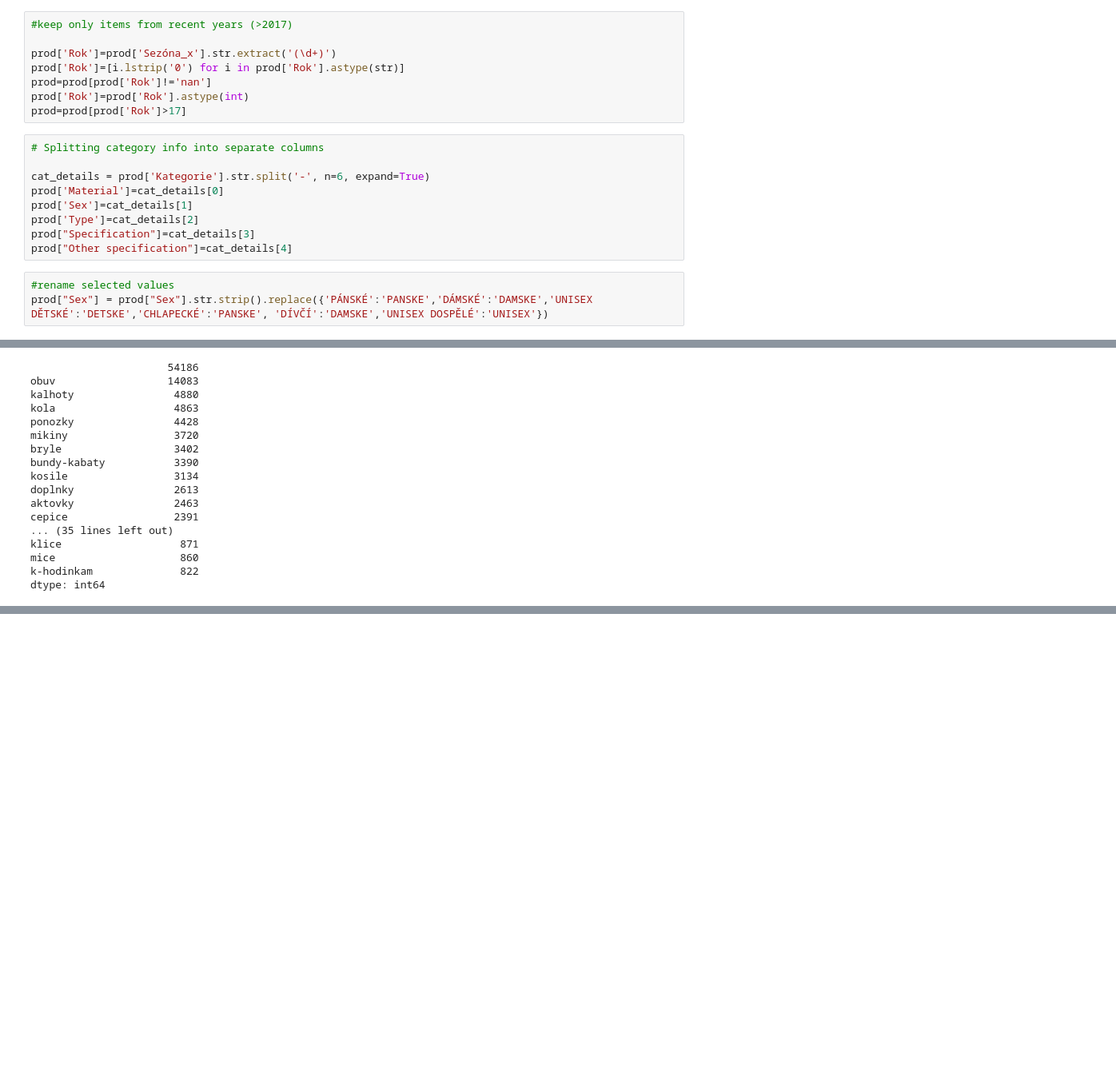
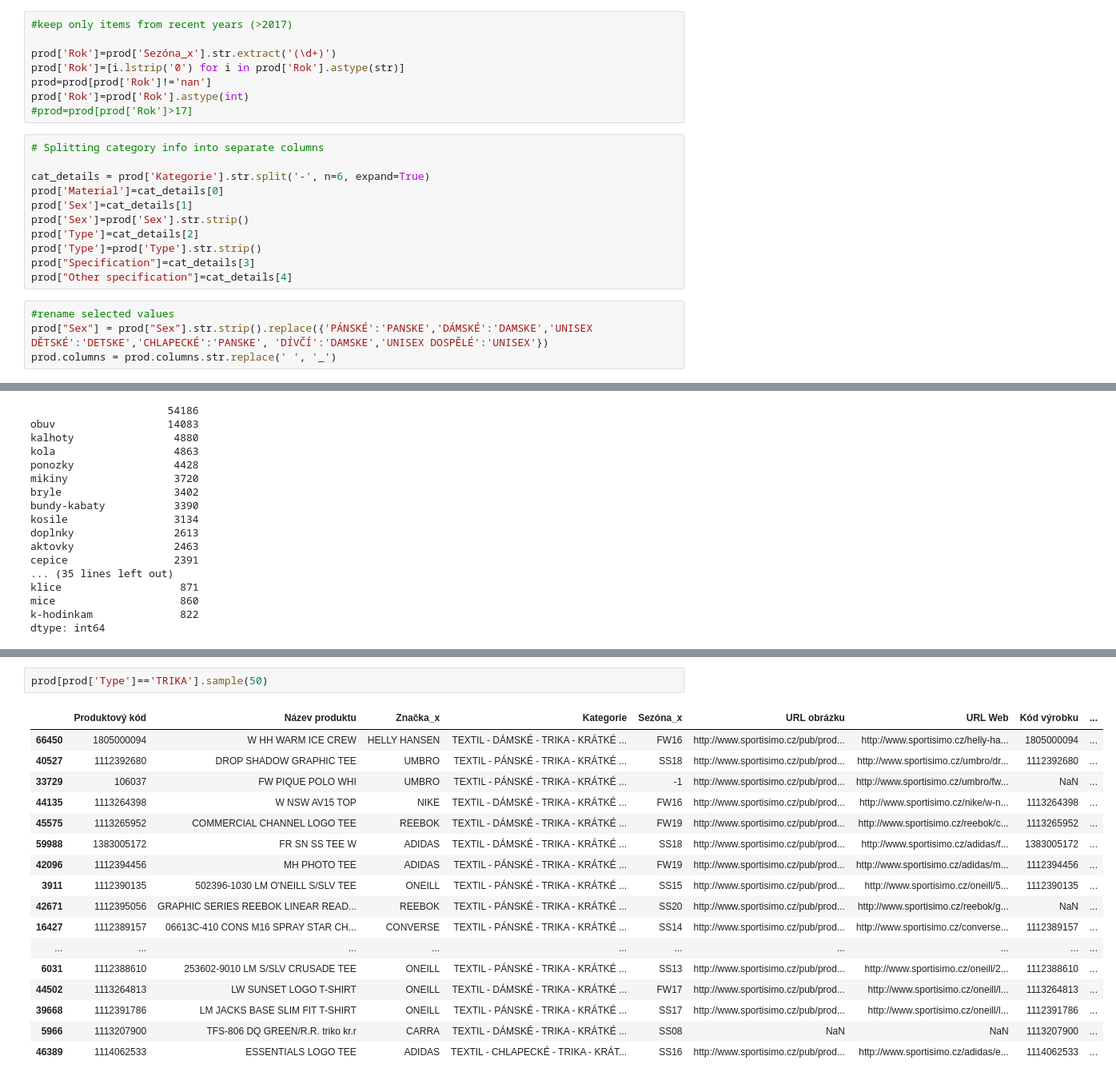
Before and after one commit to AnastassiyaTorovik/Data-hackaton, a Jupyter notebook: Product_matching.ipynb, the cells around one changed output, grey strips where cells are left out. Shown at 80% size. Cells and saved outputs as stored; diff of their text form; blank space fills up the shorter version.

```diff
--- a/Product_matching.ipynb
+++ b/Product_matching.ipynb
@@ -46,19 +70,22 @@ prod['Rok']=prod['Sezóna_x'].str.extract('(\d+)')
 prod['Rok']=[i.lstrip('0') for i in prod['Rok'].astype(str)]
 prod=prod[prod['Rok']!='nan']
 prod['Rok']=prod['Rok'].astype(int)
-prod=prod[prod['Rok']>17]
+#prod=prod[prod['Rok']>17]
 # %%
 # Splitting category info into separate columns
 
 cat_details = prod['Kategorie'].str.split('-', n=6, expand=True)
 prod['Material']=cat_details[0]
 prod['Sex']=cat_details[1]
+prod['Sex']=prod['Sex'].str.strip()
 prod['Type']=cat_details[2]
+prod['Type']=prod['Type'].str.strip()
 prod["Specification"]=cat_details[3]
 prod["Other specification"]=cat_details[4]
 # %%
 #rename selected values
 prod["Sex"] = prod["Sex"].str.strip().replace({'PÁNSKÉ':'PANSKE','DÁMSKÉ':'DAMSKE','UNISEX DĚTSKÉ':'DETSKE','CHLAPECKÉ':'PANSKE', 'DÍVČÍ':'DAMSKE','UNISEX DOSPĚLÉ':'UNISEX'})
+prod.columns = prod.columns.str.replace(' ', '_')
 # %% [markdown]
 ## Scraped data
 # %%
@@ -199 +227,21 @@ prod['Type'].value_counts()
 Name: Type, dtype: int64
+# %%
+prod[prod['Type']=='TRIKA'].sample(50)
+# %% [output]
+|  | Produktový kód | Název produktu | Značka_x | Kategorie | Sezóna_x | URL obrázku | URL Web | Kód výrobku | ... |
+| 66450 | 1805000094 | W HH WARM ICE CREW | HELLY HANSEN | TEXTIL - DÁMSKÉ - TRIKA - KRÁTKÉ ... | FW16 | http://www.sportisimo.cz/pub/prod... | http://www.sportisimo.cz/helly-ha... | 1805000094 | ... |
+| 40527 | 1112392680 | DROP SHADOW GRAPHIC TEE | UMBRO | TEXTIL - PÁNSKÉ - TRIKA - KRÁTKÉ ... | SS18 | http://www.sportisimo.cz/pub/prod... | http://www.sportisimo.cz/umbro/dr... | 1112392680 | ... |
+| 33729 | 106037 | FW PIQUE POLO WHI | UMBRO | TEXTIL - PÁNSKÉ - TRIKA - KRÁTKÉ ... | -1 | http://www.sportisimo.cz/pub/prod... | http://www.sportisimo.cz/umbro/fw... | NaN | ... |
+| 44135 | 1113264398 | W NSW AV15 TOP | NIKE | TEXTIL - DÁMSKÉ - TRIKA - KRÁTKÉ ... | FW16 | http://www.sportisimo.cz/pub/prod... | http://www.sportisimo.cz/nike/w-n... | 1113264398 | ... |
+| 45575 | 1113265952 | COMMERCIAL CHANNEL LOGO TEE | REEBOK | TEXTIL - DÁMSKÉ - TRIKA - KRÁTKÉ ... | FW19 | http://www.sportisimo.cz/pub/prod... | http://www.sportisimo.cz/reebok/c... | 1113265952 | ... |
+| 59988 | 1383005172 | FR SN SS TEE W | ADIDAS | TEXTIL - DÁMSKÉ - TRIKA - KRÁTKÉ ... | SS18 | http://www.sportisimo.cz/pub/prod... | http://www.sportisimo.cz/adidas/f... | 1383005172 | ... |
+| 42096 | 1112394456 | MH PHOTO TEE | ADIDAS | TEXTIL - PÁNSKÉ - TRIKA - KRÁTKÉ ... | FW19 | http://www.sportisimo.cz/pub/prod... | http://www.sportisimo.cz/adidas/m... | 1112394456 | ... |
+| 3911 | 1112390135 | 502396-1030 LM O'NEILL S/SLV TEE | ONEILL | TEXTIL - PÁNSKÉ - TRIKA - KRÁTKÉ ... | SS15 | http://www.sportisimo.cz/pub/prod... | http://www.sportisimo.cz/oneill/5... | 1112390135 | ... |
+| 42671 | 1112395056 | GRAPHIC SERIES REEBOK LINEAR READ... | REEBOK | TEXTIL - PÁNSKÉ - TRIKA - KRÁTKÉ ... | SS20 | http://www.sportisimo.cz/pub/prod... | http://www.sportisimo.cz/reebok/g... | NaN | ... |
+| 16427 | 1112389157 | 06613C-410 CONS M16 SPRAY STAR CH... | CONVERSE | TEXTIL - PÁNSKÉ - TRIKA - KRÁTKÉ ... | SS14 | http://www.sportisimo.cz/pub/prod... | http://www.sportisimo.cz/converse... | 1112389157 | ... |
+| ... | ... | ... | ... | ... | ... | ... | ... | ... | ... |
+| 6031 | 1112388610 | 253602-9010 LM S/SLV CRUSADE TEE | ONEILL | TEXTIL - PÁNSKÉ - TRIKA - KRÁTKÉ ... | SS13 | http://www.sportisimo.cz/pub/prod... | http://www.sportisimo.cz/oneill/2... | 1112388610 | ... |
+| 44502 | 1113264813 | LW SUNSET LOGO T-SHIRT | ONEILL | TEXTIL - DÁMSKÉ - TRIKA - KRÁTKÉ ... | FW17 | http://www.sportisimo.cz/pub/prod... | http://www.sportisimo.cz/oneill/l... | 1113264813 | ... |
+| 39668 | 1112391786 | LM JACKS BASE SLIM FIT T-SHIRT | ONEILL | TEXTIL - PÁNSKÉ - TRIKA - KRÁTKÉ ... | SS17 | http://www.sportisimo.cz/pub/prod... | http://www.sportisimo.cz/oneill/l... | 1112391786 | ... |
+| 5966 | 1113207900 | TFS-806 DQ GREEN/R.R. triko kr.r | CARRA | TEXTIL - DÁMSKÉ - TRIKA - KRÁTKÉ ... | SS08 | NaN | NaN | 1113207900 | ... |
+| 46389 | 1114062533 | ESSENTIALS LOGO TEE | ADIDAS | TEXTIL - CHLAPECKÉ - TRIKA - KRÁT... | SS16 | http://www.sportisimo.cz/pub/prod... | http://www.sportisimo.cz/adidas/e... | 1114062533 | ... |
```
Also changed, not shown: parts of 18 cells of this notebook.
